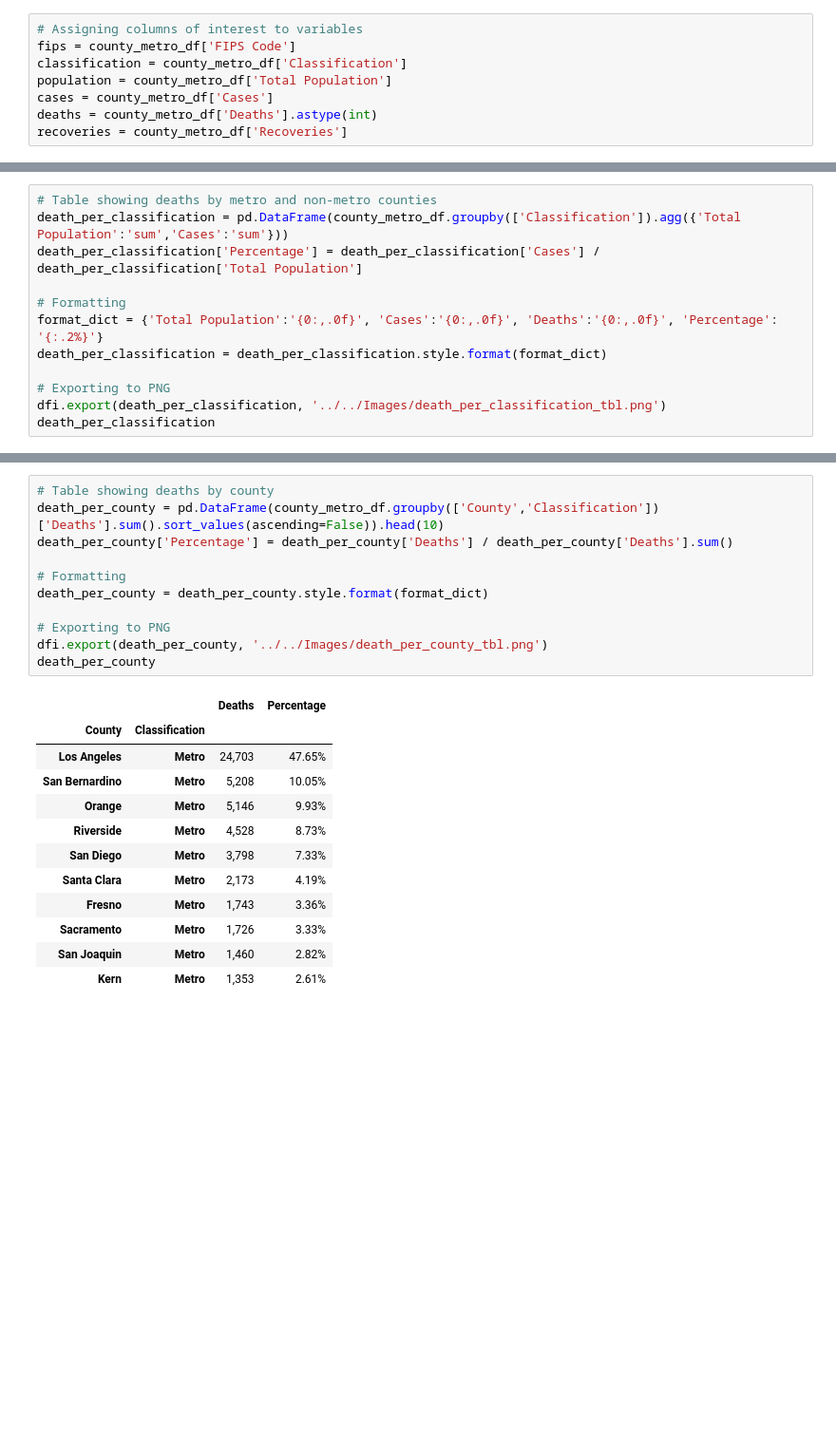
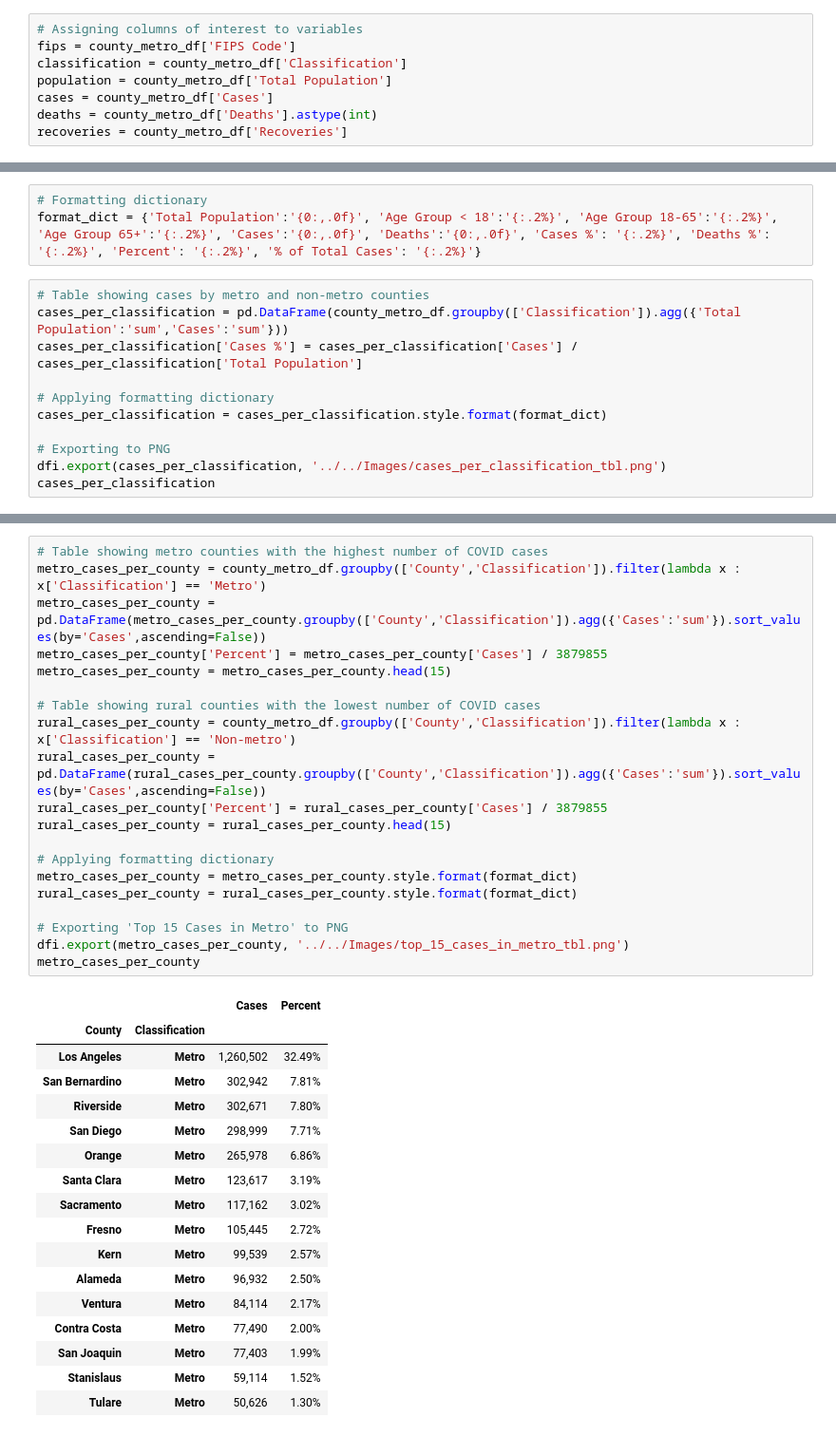
Before and after one commit to kevogil/covid-analysis, a Jupyter notebook: Notebooks/Analysis_And_Visualizations/covid_cases_rural_vs_urban.ipynb, the cells around one changed output, grey strips where cells are left out. Shown at 95% size. Drawn from its saved outputs; the diff is of its cells as text; blank space fills up the shorter version.

Commit message:
uploading final rural_vs_urban

```diff
--- a/Notebooks/Analysis_And_Visualizations/rural_vs_urban.ipynb
+++ b/Notebooks/Analysis_And_Visualizations/covid_cases_rural_vs_urban.ipynb
@@ -80,13 +80,15 @@ rural_vs_urban_map.show()
+# %%
+# Formatting dictionary
+format_dict = {'Total Population':'{0:,.0f}', 'Age Group < 18':'{:.2%}', 'Age Group 18-65':'{:.2%}', 'Age Group 65+':'{:.2%}', 'Cases':'{0:,.0f}', 'Deaths':'{0:,.0f}', 'Cases %': '{:.2%}', 'Deaths %': '{:.2%}', 'Percent': '{:.2%}', '% of Total Cases': '{:.2%}'}
 # %%
-# Table showing deaths by metro and non-metro counties
-death_per_classification = pd.DataFrame(county_metro_df.groupby(['Classification']).agg({'Total Population':'sum','Cases':'sum'}))
-death_per_classification['Percentage'] = death_per_classification['Cases'] / death_per_classification['Total Population']
+# Table showing cases by metro and non-metro counties
+cases_per_classification = pd.DataFrame(county_metro_df.groupby(['Classification']).agg({'Total Population':'sum','Cases':'sum'}))
+cases_per_classification['Cases %'] = cases_per_classification['Cases'] / cases_per_classification['Total Population']
 
-# Formatting
-format_dict = {'Total Population':'{0:,.0f}', 'Cases':'{0:,.0f}', 'Deaths':'{0:,.0f}', 'Percentage': '{:.2%}'}
-death_per_classification = death_per_classification.style.format(format_dict)
+# Applying formatting dictionary
+cases_per_classification = cases_per_classification.style.format(format_dict)
 
 # Exporting to PNG
-dfi.export(death_per_classification, '../../Images/death_per_classification_tbl.png')
-death_per_classification
+dfi.export(cases_per_classification, '../../Images/cases_per_classification_tbl.png')
+cases_per_classification
 # %% [output]
@@ -113,24 +131,38 @@ death_by_county_map.show()
 # %%
-# Table showing deaths by county
-death_per_county = pd.DataFrame(county_metro_df.groupby(['County','Classification'])['Deaths'].sum().sort_values(ascending=False)).head(10)
-death_per_county['Percentage'] = death_per_county['Deaths'] / death_per_county['Deaths'].sum()
+# Table showing metro counties with the highest number of COVID cases
+metro_cases_per_county = county_metro_df.groupby(['County','Classification']).filter(lambda x : x['Classification'] == 'Metro')
+metro_cases_per_county = pd.DataFrame(metro_cases_per_county.groupby(['County','Classification']).agg({'Cases':'sum'}).sort_values(by='Cases',ascending=False))
+metro_cases_per_county['Percent'] = metro_cases_per_county['Cases'] / 3879855
+metro_cases_per_county = metro_cases_per_county.head(15)
 
-# Formatting
-death_per_county = death_per_county.style.format(format_dict)
+# Table showing rural counties with the lowest number of COVID cases
+rural_cases_per_county = county_metro_df.groupby(['County','Classification']).filter(lambda x : x['Classification'] == 'Non-metro')
+rural_cases_per_county = pd.DataFrame(rural_cases_per_county.groupby(['County','Classification']).agg({'Cases':'sum'}).sort_values(by='Cases',ascending=False))
+rural_cases_per_county['Percent'] = rural_cases_per_county['Cases'] / 3879855
+rural_cases_per_county = rural_cases_per_county.head(15)
 
-# Exporting to PNG
-dfi.export(death_per_county, '../../Images/death_per_county_tbl.png')
-death_per_county
+# Applying formatting dictionary
+metro_cases_per_county = metro_cases_per_county.style.format(format_dict)
+rural_cases_per_county = rural_cases_per_county.style.format(format_dict)
+
+# Exporting 'Top 15 Cases in Metro' to PNG
+dfi.export(metro_cases_per_county, '../../Images/top_15_cases_in_metro_tbl.png')
+metro_cases_per_county
 # %% [output]
-|  |  | Deaths | Percentage |
+|  |  | Cases | Percent |
 | County | Classification |  |  |
-| Los Angeles | Metro | 24,703 | 47.65% |
-| San Bernardino | Metro | 5,208 | 10.05% |
-| Orange | Metro | 5,146 | 9.93% |
-| Riverside | Metro | 4,528 | 8.73% |
-| San Diego | Metro | 3,798 | 7.33% |
-| Santa Clara | Metro | 2,173 | 4.19% |
-| Fresno | Metro | 1,743 | 3.36% |
-| Sacramento | Metro | 1,726 | 3.33% |
-| San Joaquin | Metro | 1,460 | 2.82% |
-| Kern | Metro | 1,353 | 2.61% |
+| Los Angeles | Metro | 1,260,502 | 32.49% |
+| San Bernardino | Metro | 302,942 | 7.81% |
+| Riverside | Metro | 302,671 | 7.80% |
+| San Diego | Metro | 298,999 | 7.71% |
+| Orange | Metro | 265,978 | 6.86% |
+| Santa Clara | Metro | 123,617 | 3.19% |
+| Sacramento | Metro | 117,162 | 3.02% |
+| Fresno | Metro | 105,445 | 2.72% |
+| Kern | Metro | 99,539 | 2.57% |
+| Alameda | Metro | 96,932 | 2.50% |
+| Ventura | Metro | 84,114 | 2.17% |
+| Contra Costa | Metro | 77,490 | 2.00% |
+| San Joaquin | Metro | 77,403 | 1.99% |
+| Stanislaus | Metro | 59,114 | 1.52% |
+| Tulare | Metro | 50,626 | 1.30% |
```
Also changed, not shown: parts of 19 cells of this notebook, 9 other files.
